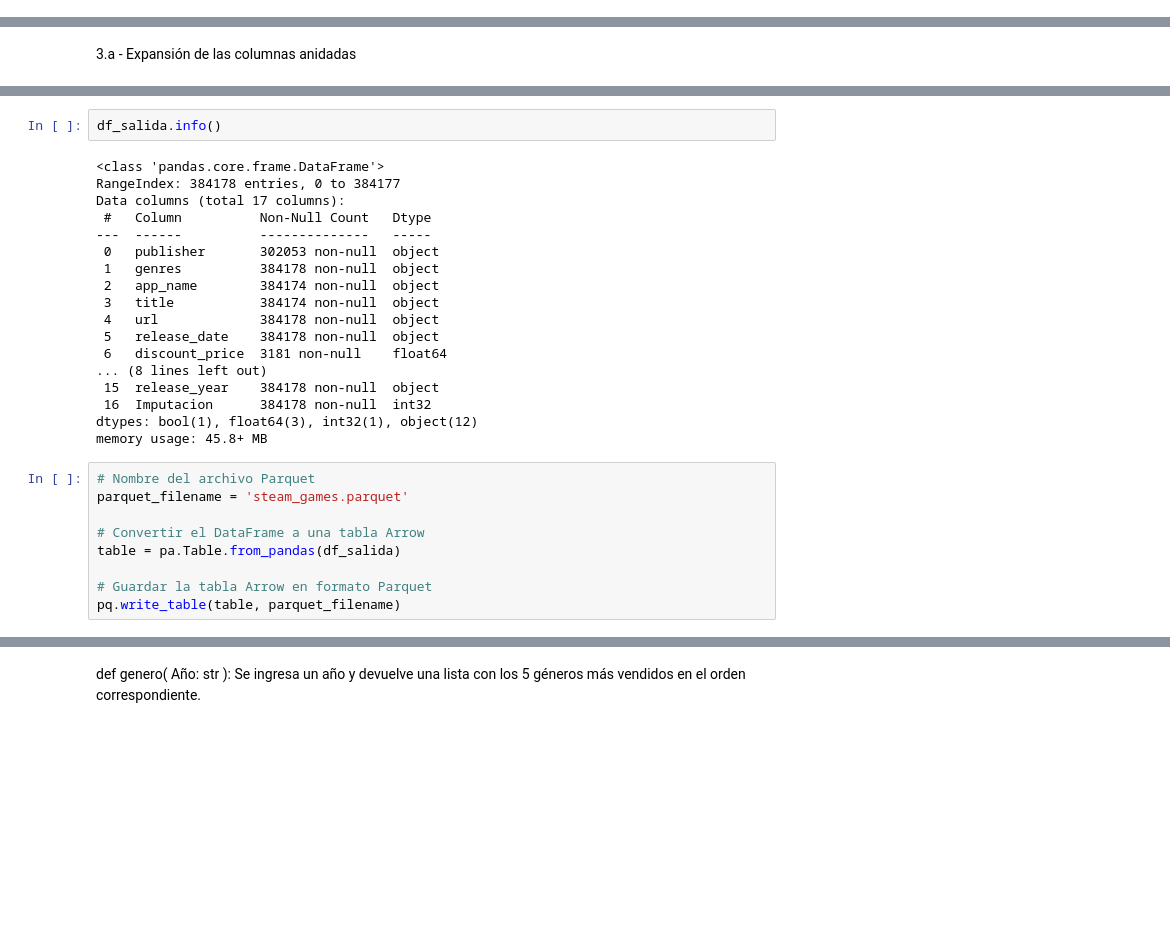
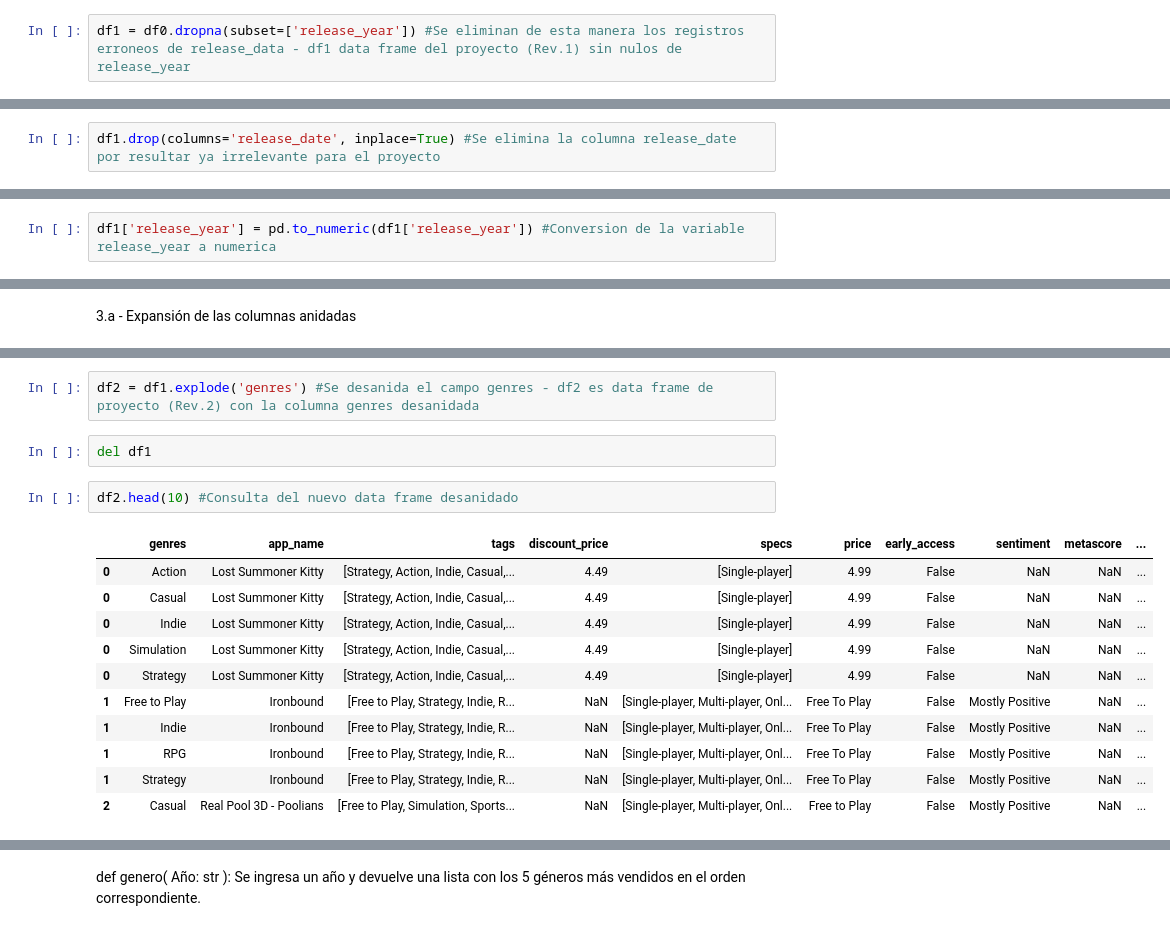
Before and after one commit to GLJaraBarth/1_Proyecto_Individual_MLOps, a Jupyter notebook: steam_gamesMLOps.ipynb, the cells around one changed output, grey strips where cells are left out. Drawn from its saved outputs; the diff is of its cells as text; blank space fills up the shorter version.

```diff
--- a/steam_gamesMLOps.ipynb
+++ b/steam_gamesMLOps.ipynb
@@ -273,0 +217,2 @@ memory usage: 3.9+ MB
+# %%
+df1 = df0.dropna(subset=['release_year']) #Se eliminan de esta manera los registros erroneos de release_data - df1 data frame del proyecto (Rev.1) sin nulos de release_year
@@ -273,0 +269,2 @@ memory usage: 3.9+ MB
+# %%
+df1.drop(columns='release_date', inplace=True) #Se elimina la columna release_date por resultar ya irrelevante para el proyecto
@@ -273,0 +273,2 @@ memory usage: 3.9+ MB
+# %%
+df1['release_year'] = pd.to_numeric(df1['release_year']) #Conversion de la variable release_year a numerica
@@ -594,29 +299,18 @@ df_salida.head()
-# %%
-df_salida.info()
-# %% [output]
-<class 'pandas.core.frame.DataFrame'>
-RangeIndex: 384178 entries, 0 to 384177
-Data columns (total 17 columns):
- #   Column          Non-Null Count   Dtype
----  ------          --------------   -----
- 0   publisher       302053 non-null  object
- 1   genres          384178 non-null  object
- 2   app_name        384174 non-null  object
- 3   title           384174 non-null  object
- 4   url             384178 non-null  object
- 5   release_date    384178 non-null  object
- 6   discount_price  3181 non-null    float64
-... (8 lines left out)
- 15  release_year    384178 non-null  object
- 16  Imputacion      384178 non-null  int32
-dtypes: bool(1), float64(3), int32(1), object(12)
-memory usage: 45.8+ MB
-# %%
-# Nombre del archivo Parquet
-parquet_filename = 'steam_games.parquet'
-
-# Convertir el DataFrame a una tabla Arrow
-table = pa.Table.from_pandas(df_salida)
-
-# Guardar la tabla Arrow en formato Parquet
-pq.write_table(table, parquet_filename)
+# %%
+df2 = df1.explode('genres') #Se desanida el campo genres - df2 es data frame de proyecto (Rev.2) con la columna genres desanidada
+# %%
+del df1
+# %%
+df2.head(10) #Consulta del nuevo data frame desanidado
+# %% [output]
+|  | genres | app_name | tags | discount_price | specs | price | early_access | sentiment | metascore | ... |
+| 0 | Action | Lost Summoner Kitty | [Strategy, Action, Indie, Casual,... | 4.49 | [Single-player] | 4.99 | False | NaN | NaN | ... |
+| 0 | Casual | Lost Summoner Kitty | [Strategy, Action, Indie, Casual,... | 4.49 | [Single-player] | 4.99 | False | NaN | NaN | ... |
+| 0 | Indie | Lost Summoner Kitty | [Strategy, Action, Indie, Casual,... | 4.49 | [Single-player] | 4.99 | False | NaN | NaN | ... |
+| 0 | Simulation | Lost Summoner Kitty | [Strategy, Action, Indie, Casual,... | 4.49 | [Single-player] | 4.99 | False | NaN | NaN | ... |
+| 0 | Strategy | Lost Summoner Kitty | [Strategy, Action, Indie, Casual,... | 4.49 | [Single-player] | 4.99 | False | NaN | NaN | ... |
+| 1 | Free to Play | Ironbound | [Free to Play, Strategy, Indie, R... | NaN | [Single-player, Multi-player, Onl... | Free To Play | False | Mostly Positive | NaN | ... |
+| 1 | Indie | Ironbound | [Free to Play, Strategy, Indie, R... | NaN | [Single-player, Multi-player, Onl... | Free To Play | False | Mostly Positive | NaN | ... |
+| 1 | RPG | Ironbound | [Free to Play, Strategy, Indie, R... | NaN | [Single-player, Multi-player, Onl... | Free To Play | False | Mostly Positive | NaN | ... |
+| 1 | Strategy | Ironbound | [Free to Play, Strategy, Indie, R... | NaN | [Single-player, Multi-player, Onl... | Free To Play | False | Mostly Positive | NaN | ... |
+| 2 | Casual | Real Pool 3D - Poolians | [Free to Play, Simulation, Sports... | NaN | [Single-player, Multi-player, Onl... | Free to Play | False | Mostly Positive | NaN | ... |
```
Also changed, not shown: parts of 187 cells of this notebook.
